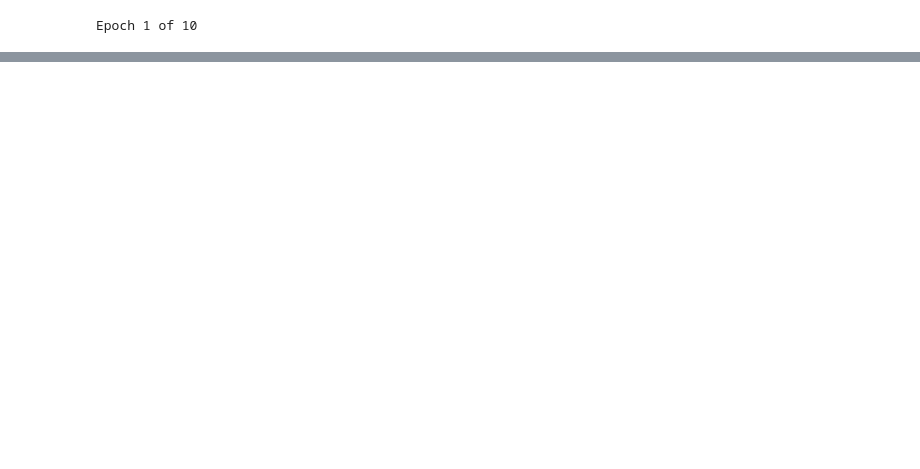
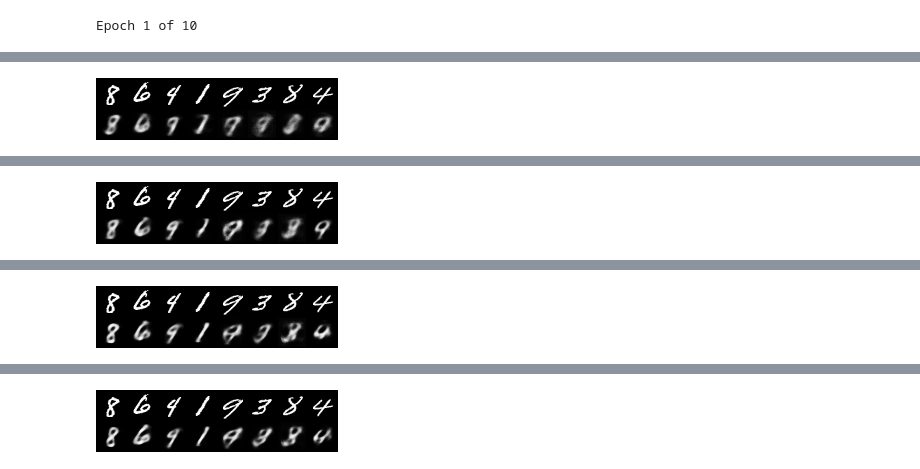
Before and after one commit to Hugstar/vae_torch, a Jupyter notebook: VAE.ipynb, the cells around one changed output, grey strips where cells are left out. Cells and saved outputs as stored; diff of their text form; code cells hidden in the pictures; blank space fills up the shorter version.

```diff
--- a/VAE.ipynb
+++ b/VAE.ipynb
@@ -21,7 +21,9 @@ class LinearVAE(nn.Module):
         """
         Recieves log variance and mu. Outputs a sample.
         """
-        var = torch.exp(0.5 * log_var) # TODO: why do we have the 0.5 term?
+        # We actually predict log(var^2).
+        # So e^(0.5 * log(var^2)) == e^(0.5 * 2 log(var)) == e^(log(var)) == var :)
+        var = torch.exp(0.5 * log_var)
         eps = torch.randn_like(var) # Mean 0, Var 1
         sample = mu + eps * var # Gives us samples with mean MU and std VAR
         return sample
@@ -29,14 +31,13 @@ class LinearVAE(nn.Module):
 
     def forward(self, x):
         x = F.relu(self.enc_fc1(x))
-        x = F.relu(self.enc_fc2(x)).view(-1, 2, features)
+        x = self.enc_fc2(x).view(-1, 2, features)
 
         # We now have some latent representation with shape [N, feature * 2]
         # We will reshape it to shape [-1, 2, feature], so it's now [N, 2, features]
         # Where [:, 0, :] is the mean, and [:, 1, :] is the variance
         mean = x[:, 0, :]
         log_var = x[:, 1, :]
-
         reparameterized = self.reparameterize(mean, log_var)
         reconstructed = F.relu(self.dec_fc1(reparameterized))
         reconstructed = torch.sigmoid(self.dec_fc2(reconstructed))
@@ -132,13 +137,16 @@ def validate(model, dataloader):
 
             # save the last batch input and output of every epoch
             if i == int(len(val_data)/dataloader.batch_size) - 1:
+#                 print(f"epoch {epoch}: Mean {mu[0,:5]}. Mean {mu.mean()}")
+#                 print(f"epoch {epoch}: Var: {torch.exp(0.5 * logvar)[0,:5]}. Mean {torch.exp(0.5 * logvar).mean()}")
                 num_rows = 8
                 both = torch.cat((data.view(batch_size, 1, 28, 28)[:8],
                                   reconstruction.view(batch_size, 1, 28, 28)[:8]))
-                save_image(both.cpu(), f"../outputs/output{epoch}.png", nrow=num_rows)
+                save_image(both.cpu(), f"outputs/output{epoch}.png", nrow=num_rows)
     val_loss = running_loss/len(dataloader.dataset)
     return val_loss
 # %%
+from IPython.display import Image, display
 train_loss = []
 val_loss = []
 for epoch in range(epochs):
@@ -147,6 +155,7 @@ for epoch in range(epochs):
     val_epoch_loss = validate(model, test_loader)
     train_loss.append(train_epoch_loss)
     val_loss.append(val_epoch_loss)
+    display(Image(f"outputs/output{epoch}.png"))
     print(f"Train Loss: {train_epoch_loss:.4f}")
     print(f"Val Loss: {val_epoch_loss:.4f}")
 # %% [output]
@@ -156,0 +165 @@ Epoch 2 of 10
+[figure, added]
@@ -162,0 +171 @@ Epoch 4 of 10
+[figure, added]
@@ -168,0 +177 @@ Epoch 6 of 10
+[figure, added]
@@ -174,0 +183 @@ Epoch 8 of 10
+[figure, added]
```
Also changed, not shown: parts of 5 cells of this notebook.
